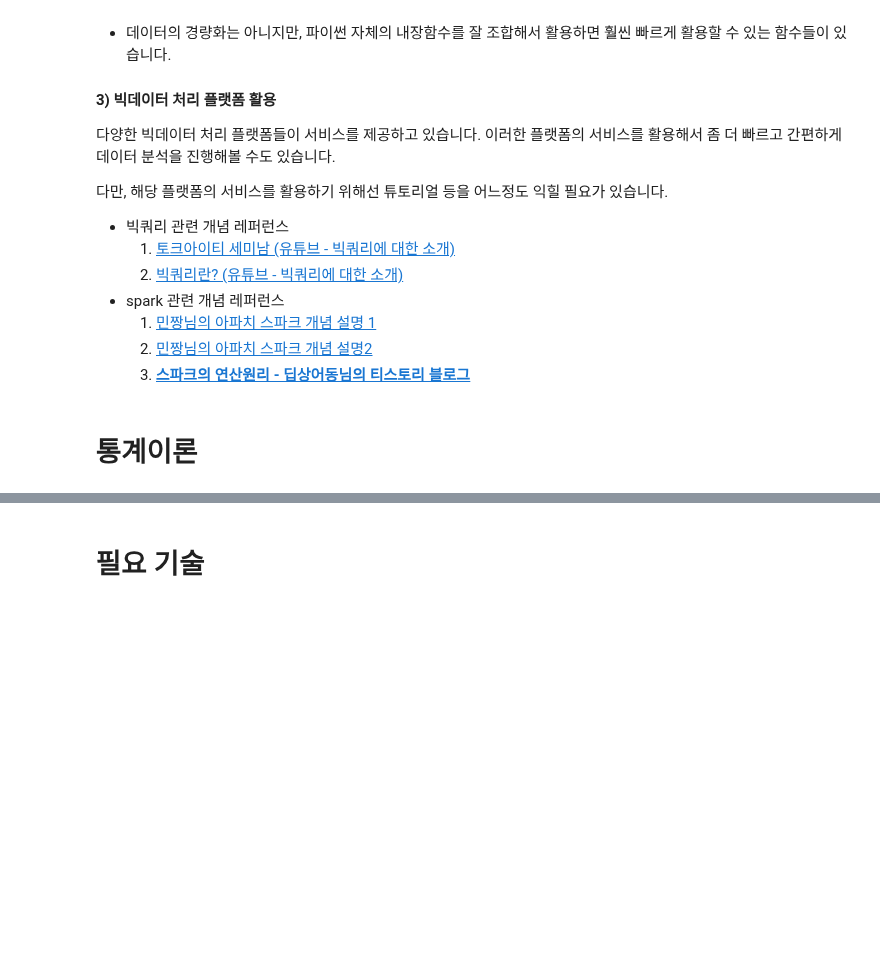
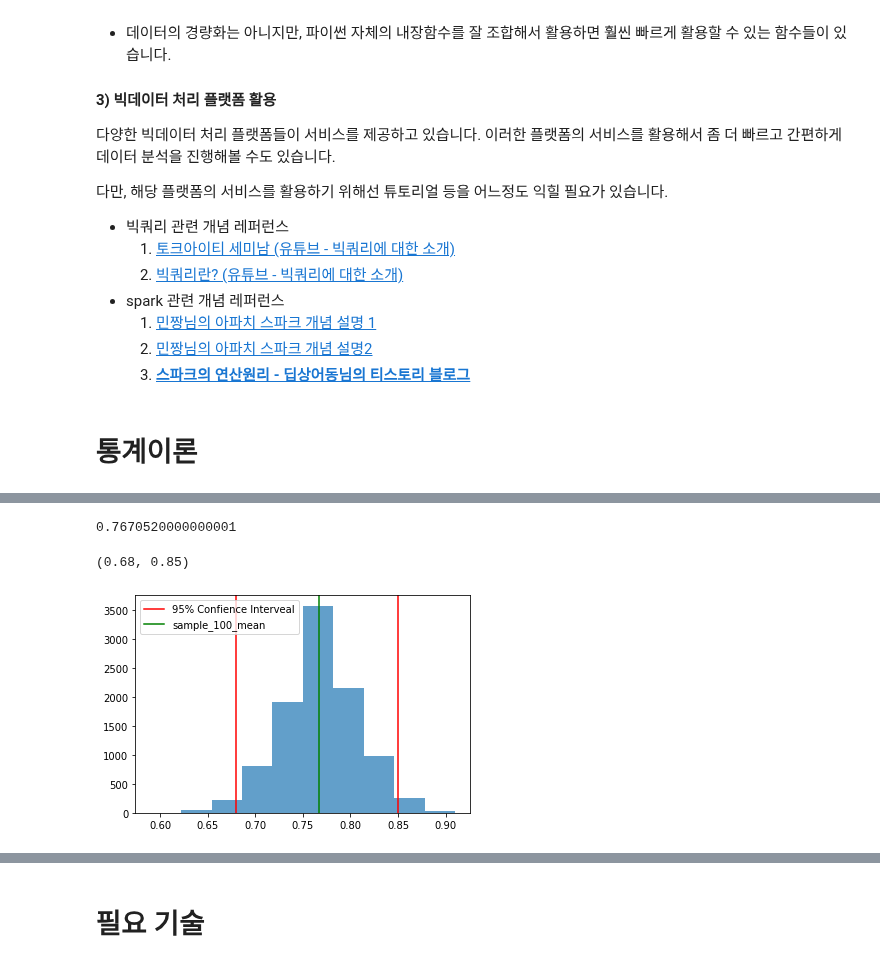
Before and after one commit to ev1025/DA_Study, a Jupyter notebook: DA_이론,_역량.ipynb, the cells around one changed output, grey strips where cells are left out. Drawn from its saved outputs; the diff is of its cells as text; code cells hidden in the pictures; blank space fills up the shorter version.

```diff
--- a/DA_이론,_역량.ipynb
+++ b/DA_이론,_역량.ipynb
@@ -222,0 +372,20 @@ https://datarian.io/blog/funnel-analysis
+# %%
+sample_100 = np.array(sample_100)
+sample_100_mean = sample_100.mean()
+sample_100_mean
+# %% [output]
+0.7670520000000001
+# %%
+lower, upper = np.percentile(sample_100, 2.5), np.percentile(sample_100, 97.5)
+lower, upper
+# %% [output]
+(0.68, 0.85)
+# %%
+plt.hist(sample_100, alpha=0.7)
+plt.axvline(lower, c='red',label='95% Confience Interveal')
+plt.axvline(upper, c='red')
+plt.axvline(sample_100_mean, c='green',label='sample_100_mean')
+plt.legend()
+plt.show();
+# %% [output]
+[figure, added]
```
Also changed, not shown: parts of 36 cells of this notebook.
